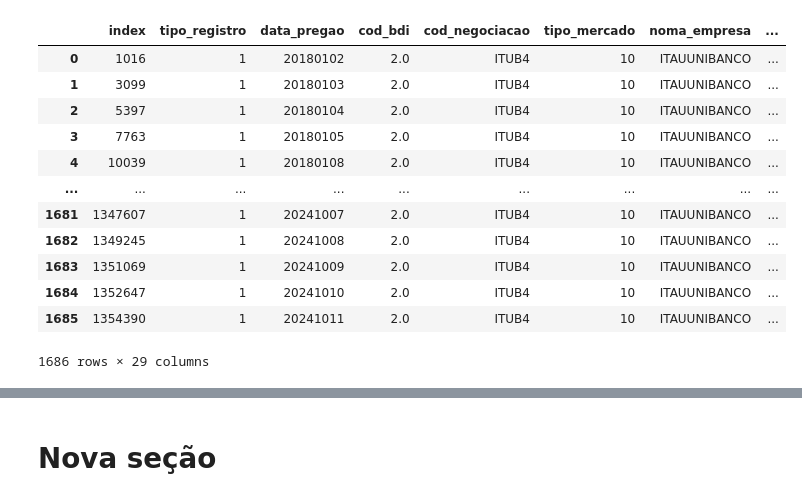
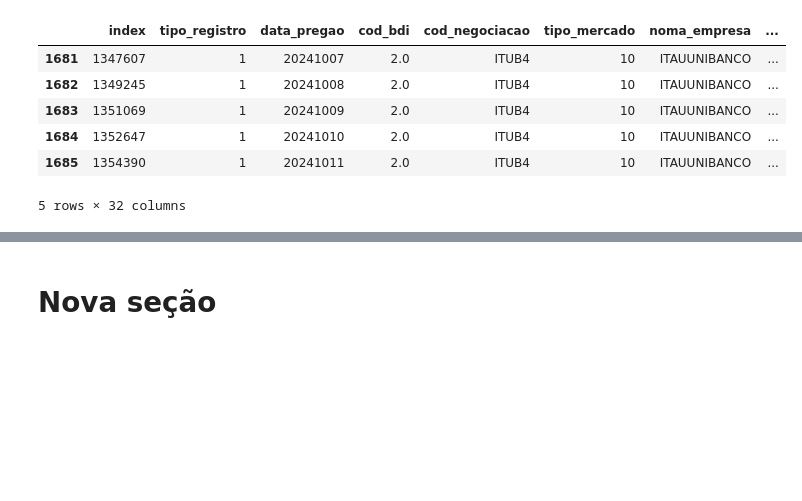
Before and after one commit to MatheusHenriqueDaSilva/data_science, a Jupyter notebook: Untitled11.ipynb, the cells around one changed output, grey strips where cells are left out. Cells and saved outputs as stored; diff of their text form; code cells hidden in the pictures; blank space fills up the shorter version.

```diff
--- a/Untitled11.ipynb
+++ b/Untitled11.ipynb
@@ -11,8 +11,8 @@ import pickle
 from sklearn.model_selection import train_test_split
 # %%
 tamanho_campos=[2,8,2,12,3,12,10,3,4,13,13,13,13,13,13,13,5,18,18,13,1,8,7,13,12,3]
-ANOS=[2022,2023,2024]#2018,2019,2020,2021,
-#dados = {}  # Dicionário para armazenar os DataFrames
+ANOS=[2018,2019,2020,2021,2022,2023,2024]
+dados = {}  # Dicionário para armazenar os DataFrames
 
 for ano in ANOS:
   dados[f'data_{ano}'] = pd.read_fwf(f'/content/COTAHIST_A{ano}.TXT', widths=tamanho_campos, header=0)
@@ -75,21 +75,16 @@ for ano in ANOS:
 
 data_itub4 =  pd.concat([dados[f'data_2018'],dados[f'data_2019'],dados[f'data_2020'],dados[f'data_2021'],dados[f'data_2022'],dados[f'data_2023'],dados[f'data_2024']], axis = 0).reset_index()
 # %%
-data_itub4
+data_itub4.tail(
+)
 # %% [output]
 |  | index | tipo_registro | data_pregao | cod_bdi | cod_negociacao | tipo_mercado | noma_empresa | ... |
-| 0 | 1016 | 1 | 20180102 | 2.0 | ITUB4 | 10 | ITAUUNIBANCO | ... |
-| 1 | 3099 | 1 | 20180103 | 2.0 | ITUB4 | 10 | ITAUUNIBANCO | ... |
-| 2 | 5397 | 1 | 20180104 | 2.0 | ITUB4 | 10 | ITAUUNIBANCO | ... |
-| 3 | 7763 | 1 | 20180105 | 2.0 | ITUB4 | 10 | ITAUUNIBANCO | ... |
-| 4 | 10039 | 1 | 20180108 | 2.0 | ITUB4 | 10 | ITAUUNIBANCO | ... |
-| ... | ... | ... | ... | ... | ... | ... | ... | ... |
 | 1681 | 1347607 | 1 | 20241007 | 2.0 | ITUB4 | 10 | ITAUUNIBANCO | ... |
 | 1682 | 1349245 | 1 | 20241008 | 2.0 | ITUB4 | 10 | ITAUUNIBANCO | ... |
 | 1683 | 1351069 | 1 | 20241009 | 2.0 | ITUB4 | 10 | ITAUUNIBANCO | ... |
 | 1684 | 1352647 | 1 | 20241010 | 2.0 | ITUB4 | 10 | ITAUUNIBANCO | ... |
 | 1685 | 1354390 | 1 | 20241011 | 2.0 | ITUB4 | 10 | ITAUUNIBANCO | ... |
-1686 rows × 29 columns
+5 rows × 32 columns
 # %%
 def generate_metadata(dataframe):
 
```
Also changed, not shown: parts of 7 cells of this notebook.
